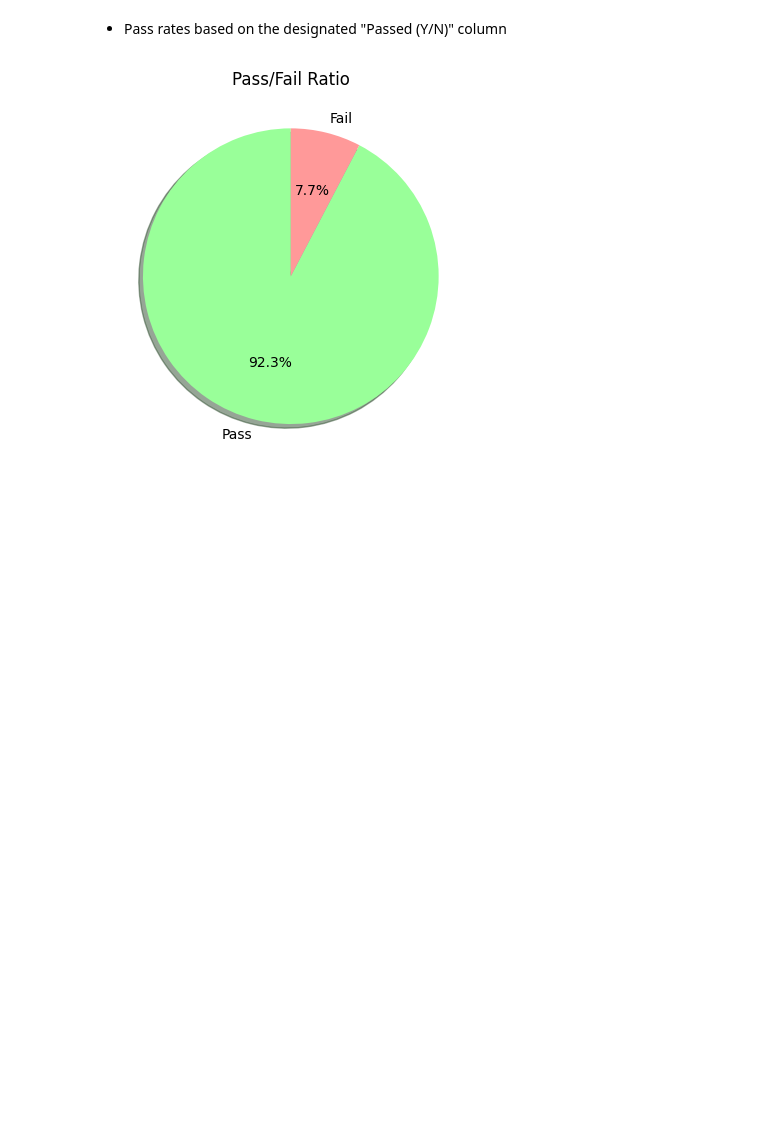
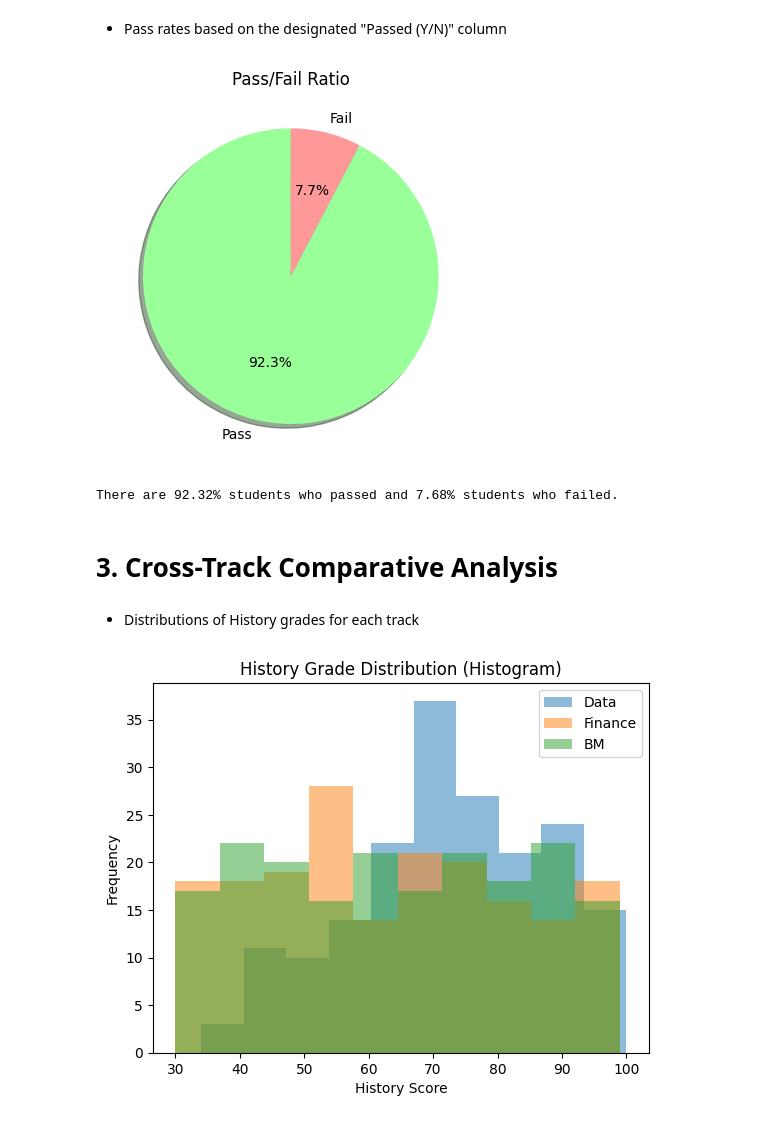
Before and after one commit to jemerson24/data_analysis_report, a Jupyter notebook: notebook/data_analysis_report.ipynb, the cells around one changed output. Saved outputs shown, nothing was run; the diff lists cells and outputs as text; code cells hidden in the pictures; blank space fills up the shorter version.

```diff
--- a/notebook/data_analysis_report.ipynb
+++ b/notebook/data_analysis_report.ipynb
@@ -101,5 +274,27 @@ plt.pie(pf_ratio,
         )
 plt.title('Pass/Fail Ratio')
 plt.show()
+print(f"There are {round(passed/(failed+passed)*100, 2)}% students who passed and {round(failed/(failed+passed)*100, 2)}% students who failed.")
 # %% [output]
 [figure]
+There are 92.32% students who passed and 7.68% students who failed.
+# %% [markdown]
+# 3. Cross-Track Comparative Analysis
+# %% [markdown]
+- Distributions of History grades for each track
+# %%
+plt.figure()
+
+tracks = [data_df, fin_df, bm_df]
+labels = ["Data", "Finance", "BM"]
+
+for track, label in zip(tracks, labels):
+    plt.hist(track["history"], bins=10, alpha=0.5, label=label)
+
+plt.legend()
+plt.title("History Grade Distribution (Histogram)")
+plt.xlabel("History Score")
+plt.ylabel("Frequency")
+plt.show()
+# %% [output]
+[figure, added]
```
Also changed, not shown: parts of 47 cells of this notebook, 7 other files.
